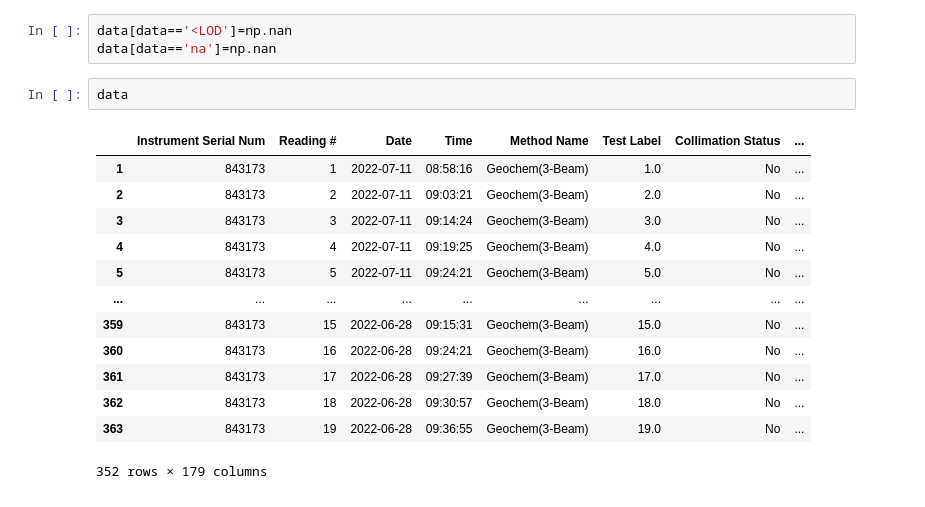
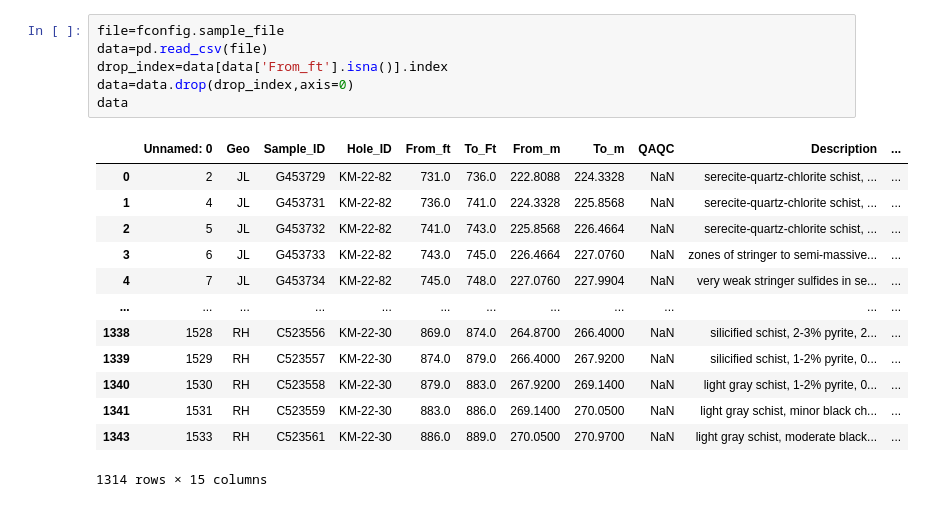
Before and after one commit to amundsentech/Kay_master_merge, a Jupyter notebook: Scratchpaper.ipynb, the cells around one changed output. Cells and saved outputs as stored; diff of their text form.

Commit message:
index updates

```diff
--- a/Scratchpaper.ipynb
+++ b/Scratchpaper.ipynb
@@ -76,19 +9,20 @@ Length: 179, dtype: int64
-# %%
-data[data=='<LOD']=np.nan
-data[data=='na']=np.nan
-# %%
-data
-# %% [output]
-|  | Instrument Serial Num | Reading # | Date | Time | Method Name | Test Label | Collimation Status | ... |
-| 1 | 843173 | 1 | 2022-07-11 | 08:58:16 | Geochem(3-Beam) | 1.0 | No | ... |
-| 2 | 843173 | 2 | 2022-07-11 | 09:03:21 | Geochem(3-Beam) | 2.0 | No | ... |
-| 3 | 843173 | 3 | 2022-07-11 | 09:14:24 | Geochem(3-Beam) | 3.0 | No | ... |
-| 4 | 843173 | 4 | 2022-07-11 | 09:19:25 | Geochem(3-Beam) | 4.0 | No | ... |
-| 5 | 843173 | 5 | 2022-07-11 | 09:24:21 | Geochem(3-Beam) | 5.0 | No | ... |
-| ... | ... | ... | ... | ... | ... | ... | ... | ... |
-| 359 | 843173 | 15 | 2022-06-28 | 09:15:31 | Geochem(3-Beam) | 15.0 | No | ... |
-| 360 | 843173 | 16 | 2022-06-28 | 09:24:21 | Geochem(3-Beam) | 16.0 | No | ... |
-| 361 | 843173 | 17 | 2022-06-28 | 09:27:39 | Geochem(3-Beam) | 17.0 | No | ... |
-| 362 | 843173 | 18 | 2022-06-28 | 09:30:57 | Geochem(3-Beam) | 18.0 | No | ... |
-| 363 | 843173 | 19 | 2022-06-28 | 09:36:55 | Geochem(3-Beam) | 19.0 | No | ... |
-352 rows × 179 columns
+# %%
+file=fconfig.sample_file
+data=pd.read_csv(file)
+drop_index=data[data['From_ft'].isna()].index
+data=data.drop(drop_index,axis=0)
+data
+# %% [output]
+|  | Unnamed: 0 | Geo | Sample_ID | Hole_ID | From_ft | To_Ft | From_m | To_m | QAQC | Description | ... |
+| 0 | 2 | JL | G453729 | KM-22-82 | 731.0 | 736.0 | 222.8088 | 224.3328 | NaN | serecite-quartz-chlorite schist, ... | ... |
+| 1 | 4 | JL | G453731 | KM-22-82 | 736.0 | 741.0 | 224.3328 | 225.8568 | NaN | serecite-quartz-chlorite schist, ... | ... |
+| 2 | 5 | JL | G453732 | KM-22-82 | 741.0 | 743.0 | 225.8568 | 226.4664 | NaN | serecite-quartz-chlorite schist, ... | ... |
+| 3 | 6 | JL | G453733 | KM-22-82 | 743.0 | 745.0 | 226.4664 | 227.0760 | NaN | zones of stringer to semi-massive... | ... |
+| 4 | 7 | JL | G453734 | KM-22-82 | 745.0 | 748.0 | 227.0760 | 227.9904 | NaN | very weak stringer sulfides in se... | ... |
+| ... | ... | ... | ... | ... | ... | ... | ... | ... | ... | ... | ... |
+| 1338 | 1528 | RH | C523556 | KM-22-30 | 869.0 | 874.0 | 264.8700 | 266.4000 | NaN | silicified schist, 2-3% pyrite, 2... | ... |
+| 1339 | 1529 | RH | C523557 | KM-22-30 | 874.0 | 879.0 | 266.4000 | 267.9200 | NaN | silicified schist, 1-2% pyrite, 0... | ... |
+| 1340 | 1530 | RH | C523558 | KM-22-30 | 879.0 | 883.0 | 267.9200 | 269.1400 | NaN | light gray schist, 1-2% pyrite, 0... | ... |
+| 1341 | 1531 | RH | C523559 | KM-22-30 | 883.0 | 886.0 | 269.1400 | 270.0500 | NaN | light gray schist, minor black ch... | ... |
+| 1343 | 1533 | RH | C523561 | KM-22-30 | 886.0 | 889.0 | 270.0500 | 270.9700 | NaN | light gray schist, moderate black... | ... |
+1314 rows × 15 columns
```
Also changed, not shown: parts of 10 cells of this notebook, 10 other files.
